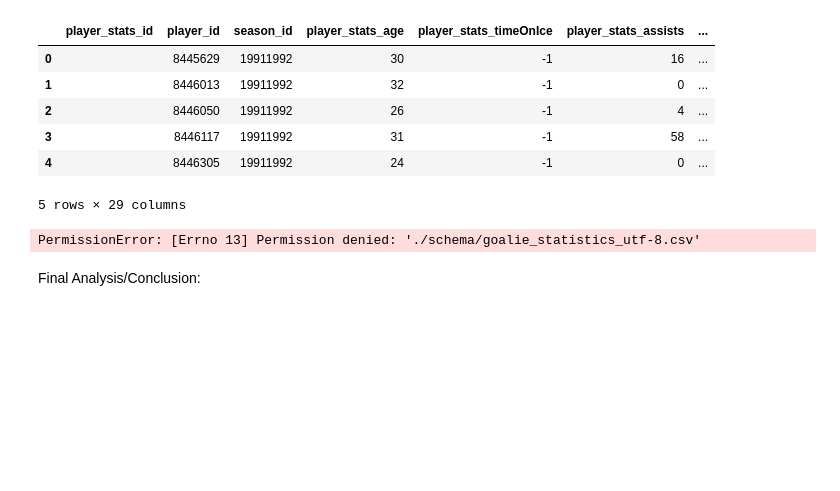
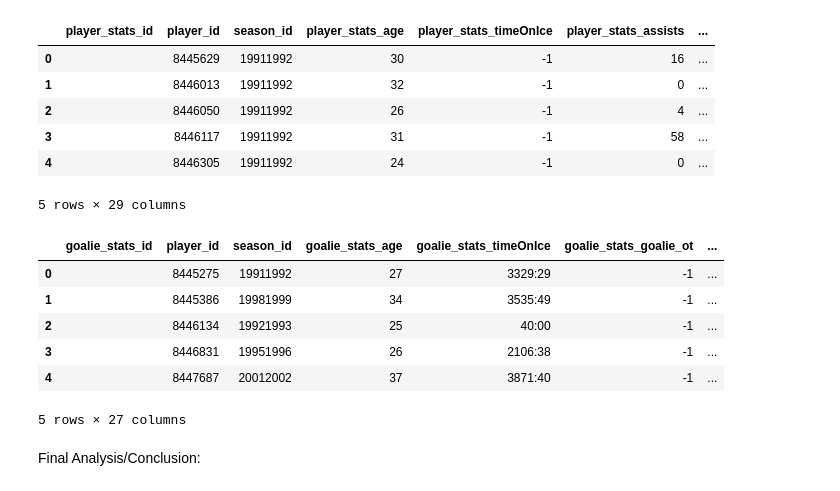
Before and after one commit to joeldemontigny/project-sports-analytics-NHL-2.0, a Jupyter notebook: project-sports-analytics-NHL_Project_3.ipynb, the cells around one changed output. Drawn from its saved outputs; the diff is of its cells as text; code cells hidden in the pictures; blank space fills up the shorter version.

```diff
--- a/project-sports-analytics-NHL_Project_3.ipynb
+++ b/project-sports-analytics-NHL_Project_3.ipynb
@@ -521,9 +524,9 @@ for index, row in goalie_df.iterrows():
                 goalie_evenStrengthSavePercentage = '-1'
 
 
-            player_season = win_season_yyyy[4:]
+            player_season_year = win_season_yyyy[4:]
             player_birth_year = player_birthyear_yyyy[:4]
-            winning_age = (int(player_season)) - (int(player_birth_year))
+            winning_age = (int(player_season_year)) - (int(player_birth_year))
             goalie_stats.append({
                 "goalie_stats_id" : '',
                 "player_id" : player_nhl_id,
@@ -533,34 +536,40 @@ for index, row in goalie_df.iterrows():
                 "goalie_stats_goalie_ot" : goalie_ot,
                 "goalie_stats_goalie_shutouts" : goalie_shutouts,
                 "goalie_stats_goalie_ties" : goalie_ties,
                 "goalie_stats_wins" : goalie_wins,
                 "goalie_stats_goalie_losses" : goalie_losses,
                 "goalie_stats_saves" : goalie_saves,
                 "goalie_stats_powerPlaySaves" : goalie_powerPlaySaves,
                 "goalie_stats_powerPlayPoints" : goalie_shortHandedSaves,
                 "goalie_stats_shortHandedSaves" : goalie_evenSaves,
                 "goalie_stats_shortHandedShots" : goalie_shortHandedShots,
                 "goalie_stats_evenShots" : goalie_evenShots,
                 "goalie_stats_powerPlayShot" : goalie_powerPlayShots,
                 "goalie_stats_savePercentage" : goalie_savePercentage,
                 "goalie_stats_goalAgainstAverage" : goalie_goalAgainstAverage,
                 "goalie_stats_games" : goalie_games,
                 "goalie_stats_gamesStarted" : goalie_gamesStarted,
                 "goalie_stats_shotsAgainst" : goalie_shotsAgainst,
                 "goalie_stats_goalie_goalsAgainst" : goalie_goalsAgainst,
                 "goalie_stats_timeOnIcePerGame" : goalie_timeOnIcePerGame,
                 "goalie_stats_powerPlaySavePercentage" : goalie_powerPlaySavePercentage,
                 "goalie_stats_shortHandedSavePercentage" : goalie_shortHandedSavePercentage,
                 "goalie_stats_evenStrengthSavePercentage" : goalie_evenStrengthSavePercentage,
 
            })
 
 goalie_statistics = pd.DataFrame(goalie_stats)
 goalie_statistics.to_csv("./schema/goalie_statistics_utf-8.csv", index=False, encoding = 'utf-8-sig')
 goalie_statistics.to_csv("./schema/goalie_statistics.csv", index=False)
 goalie_statistics.head()
 # %% [output]
+|  | goalie_stats_id | player_id | season_id | goalie_stats_age | goalie_stats_timeOnIce | goalie_stats_goalie_ot | ... |
+| 0 |  | 8445275 | 19911992 | 27 | 3329:29 | -1 | ... |
+| 1 |  | 8445386 | 19981999 | 34 | 3535:49 | -1 | ... |
+| 2 |  | 8446134 | 19921993 | 25 | 40:00 | -1 | ... |
+| 3 |  | 8446831 | 19951996 | 26 | 2106:38 | -1 | ... |
+| 4 |  | 8447687 | 20012002 | 37 | 3871:40 | -1 | ... |
-PermissionError: [Errno 13] Permission denied: './schema/goalie_statistics_utf-8.csv'
+5 rows × 27 columns
 # %% [markdown]
 Final Analysis/Conclusion:
 # %% [markdown]
```
Also changed, not shown: parts of 1 cell of this notebook, 4 other files.
